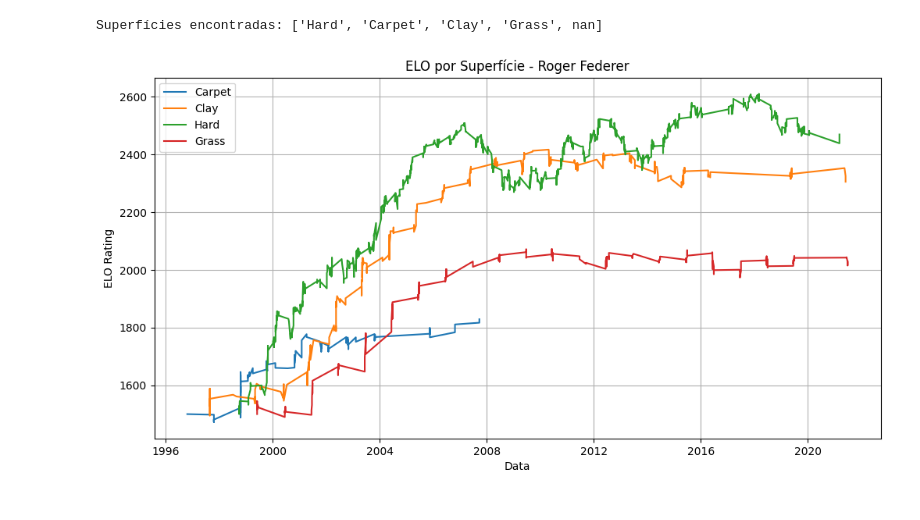
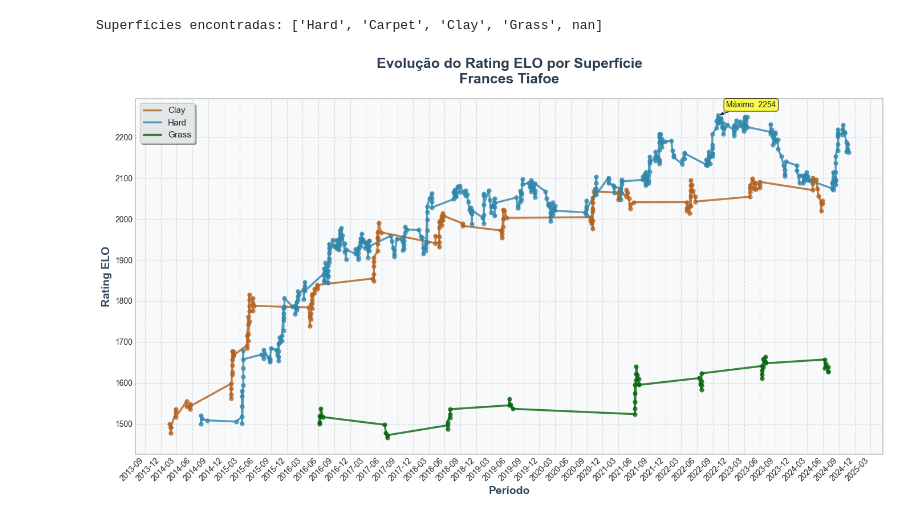
Before and after one commit to migueloliveira6/NeuroTennis, a Jupyter notebook: notebooks/atp_chall_itf_matches_elo.ipynb, the cells around one changed output. Cells and saved outputs as stored; diff of their text form; code cells hidden in the pictures.

```diff
--- a/notebooks/atp_chall_itf_matches_elo.ipynb
+++ b/notebooks/atp_chall_itf_matches_elo.ipynb
@@ -99,33 +99,103 @@ df.to_csv('atp_chall_itf_matches_with_surface_elo.csv', index=False)
 Superfícies encontradas: ['Hard', 'Carpet', 'Clay', 'Grass', nan]
 # %%
 import matplotlib.pyplot as plt
+import matplotlib.dates as mdates
+from datetime import datetime
+import seaborn as sns
+
+# Configurar estilo global
+plt.style.use('seaborn-v0_8-darkgrid')  # ou 'seaborn-darkgrid' em versões mais antigas
+sns.set_palette("husl")  # Paleta de cores mais bonita
 
 # Exemplo: Pegar um jogador específico e plotar seu ELO por superfície ao longo do tempo
-player_name = "Roger Federer"  # Substitua pelo nome do jogador desejado
+player_name = "Frances Tiafoe"  # Substitua pelo nome do jogador desejado
 player_id = df[df['winner_name'] == player_name]['winner_id'].iloc[0]
 
 # Criar DataFrame com histórico do jogador
 player_history = pd.concat([
     df[df['winner_id'] == player_id][['tourney_date', 'surface', 'winner_surface_elo']].rename(
         columns={'winner_surface_elo': 'surface_elo'}),
     df[df['loser_id'] == player_id][['tourney_date', 'surface', 'loser_surface_elo']].rename(
         columns={'loser_surface_elo': 'surface_elo'})
 ]).sort_values('tourney_date')
 
-# Plotar
-plt.figure(figsize=(12, 6))
+# Converter datas se necessário
+if not pd.api.types.is_datetime64_any_dtype(player_history['tourney_date']):
+    player_history['tourney_date'] = pd.to_datetime(player_history['tourney_date'])
+
+# Configurar figura com melhor aparência
+fig, ax = plt.subplots(figsize=(14, 8), facecolor='white')
+ax.set_facecolor('#f8f9fa')
+
+# Cores personalizadas para cada superfície
+surface_colors = {
+    'Hard': '#2E86AB',      # Azul
+    'Clay': "#B3601C",      # Laranja
+    'Grass': "#06630B",     # Verde
+    'Carpet': '#C73E1D'     # Vermelho
+}
+
+# Plotar cada superfície com melhor estilo
 for surface in player_history['surface'].unique():
     if pd.isna(surface):
         continue
-    surface_data = player_history[player_history['surface'] == surface]
-    plt.plot(surface_data['tourney_date'], surface_data['surface_elo'], label=surface)
 
-plt.title(f'ELO por Superfície - {player_name}')
-plt.xlabel('Data')
-plt.ylabel('ELO Rating')
-plt.legend()
-plt.grid()
+    surface_data = player_history[player_history['surface'] == surface].copy()
+
+    # Ordenar por data para ter linhas contínuas
+    surface_data = surface_data.sort_values('tourney_date')
+
+    color = surface_colors.get(surface, '#333333')
+
+    # Plotar linha principal
+    ax.plot(surface_data['tourney_date'], surface_data['surface_elo'],
+            color=color, linewidth=2.5, label=surface, alpha=0.8)
+
+    # Adicionar pontos nos dados
+    ax.scatter(surface_data['tourney_date'], surface_data['surface_elo'],
+               color=color, s=25, alpha=0.7, zorder=5)
+
+# Melhorar título e labels
+ax.set_title(f'Evolução do Rating ELO por Superfície\n{player_name}',
+             fontsize=18, fontweight='bold', pad=20, color='#2c3e50')
+
+ax.set_xlabel('Período', fontsize=14, fontweight='semibold', color='#34495e')
+ax.set_ylabel('Rating ELO', fontsize=14, fontweight='semibold', color='#34495e')
+
+# Melhorar formatação dos eixos
+ax.xaxis.set_major_formatter(mdates.DateFormatter('%Y-%m'))
+ax.xaxis.set_major_locator(mdates.MonthLocator(interval=3))
+plt.setp(ax.get_xticklabels(), rotation=45, ha='right')
+
+# Personalizar grid
+ax.grid(True, linestyle='--', alpha=0.6, color='#bdc3c7', linewidth=0.8)
+
+# Melhorar legenda
+legend = ax.legend(loc='upper left', frameon=True, fancybox=True,
+                   shadow=True, framealpha=0.9, fontsize=11)
+legend.get_frame().set_facecolor('#ecf0f1')
+legend.get_frame().set_edgecolor('#bdc3c7')
+
+# Ajustar margens e layout
+plt.tight_layout()
+
+# Melhorar bordas do gráfico
+for spine in ax.spines.values():
+    spine.set_color('#bdc3c7')
+    spine.set_linewidth(1.2)
+
+# Adicionar anotações se necessário (opcional)
+# Exemplo: marcar o ELO máximo
+max_elo_idx = player_history['surface_elo'].idxmax()
+max_elo_data = player_history.loc[max_elo_idx]
+ax.annotate(f'Máximo: {max_elo_data["surface_elo"]:.0f}',
+            xy=(max_elo_data['tourney_date'], max_elo_data['surface_elo']),
+            xytext=(10, 10), textcoords='offset points',
+            bbox=dict(boxstyle='round,pad=0.3', facecolor='yellow', alpha=0.7),
+            arrowprops=dict(arrowstyle='->', connectionstyle='arc3,rad=0'),
+            fontsize=10)
+
 plt.show()
 plt.close()
 # %% [output]
-[figure, old version]
+[figure, new version]
```
Also changed, not shown: parts of 2 cells of this notebook, 1 other file.
